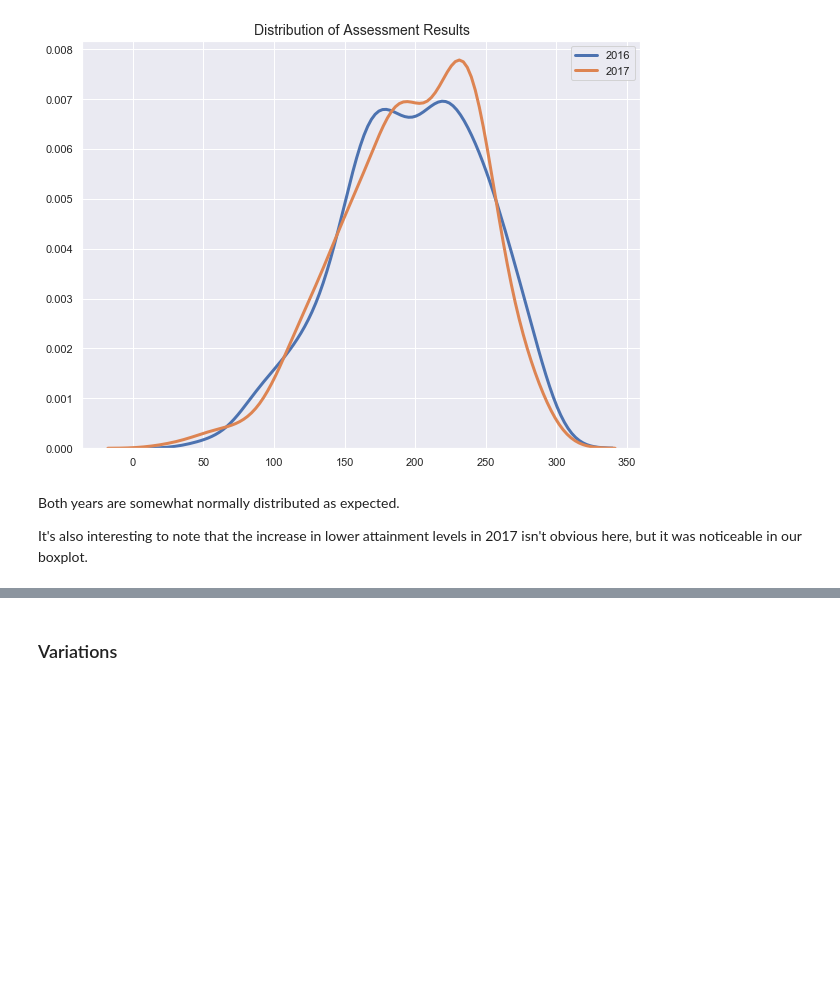
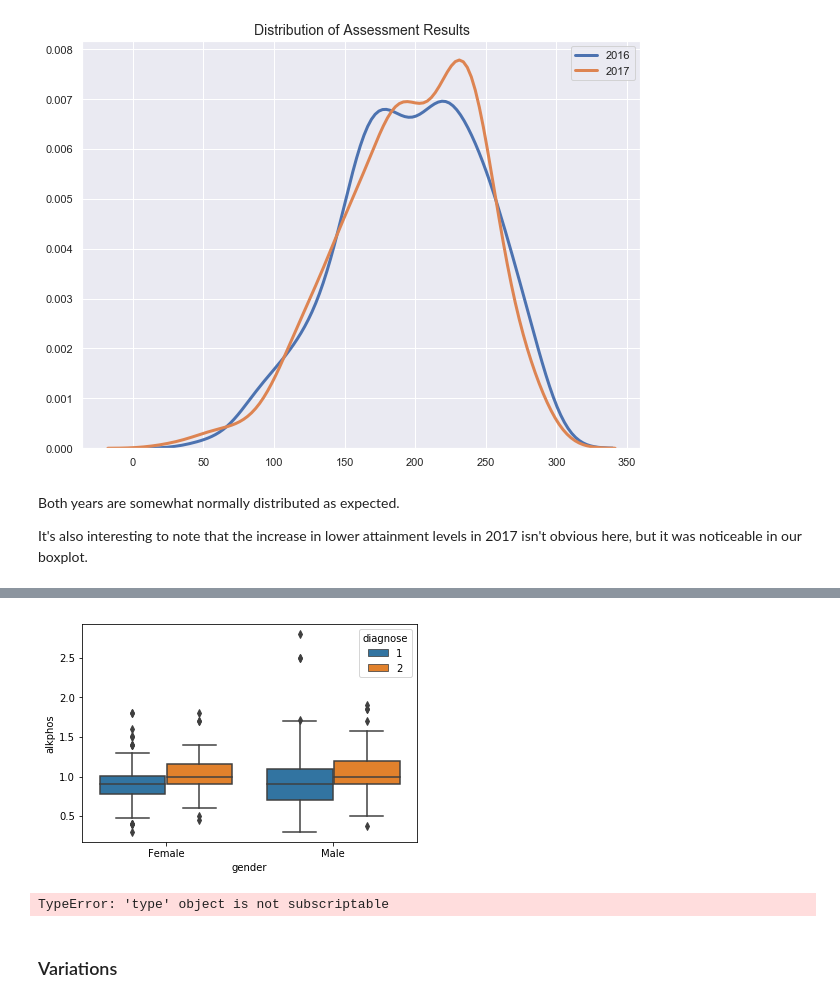
Before and after one commit to MarionMcG/fundamentals_data_analysis, a Jupyter notebook: boxplots.ipynb, the cells around one changed output, grey strips where cells are left out. Drawn from its saved outputs; the diff is of its cells as text; code cells hidden in the pictures; blank space fills up the shorter version.

```diff
--- a/boxplots.ipynb
+++ b/boxplots.ipynb
@@ -270,3 +273,11 @@ It's also interesting to note that the increase in lower attainment levels in 20
+# %%
+sns.boxplot(x = 'gender', y='alkphos', hue = 'diagnose', data = df);
+# %% [output]
+[figure, added]
+# %%
+sns.boxplot(x = 'gender', y='', data = df);
+# %% [output]
+TypeError: 'type' object is not subscriptable
 # %% [markdown]
 ### Variations
 # %% [markdown]
```
Also changed, not shown: parts of 3 cells of this notebook, 1 other file.
